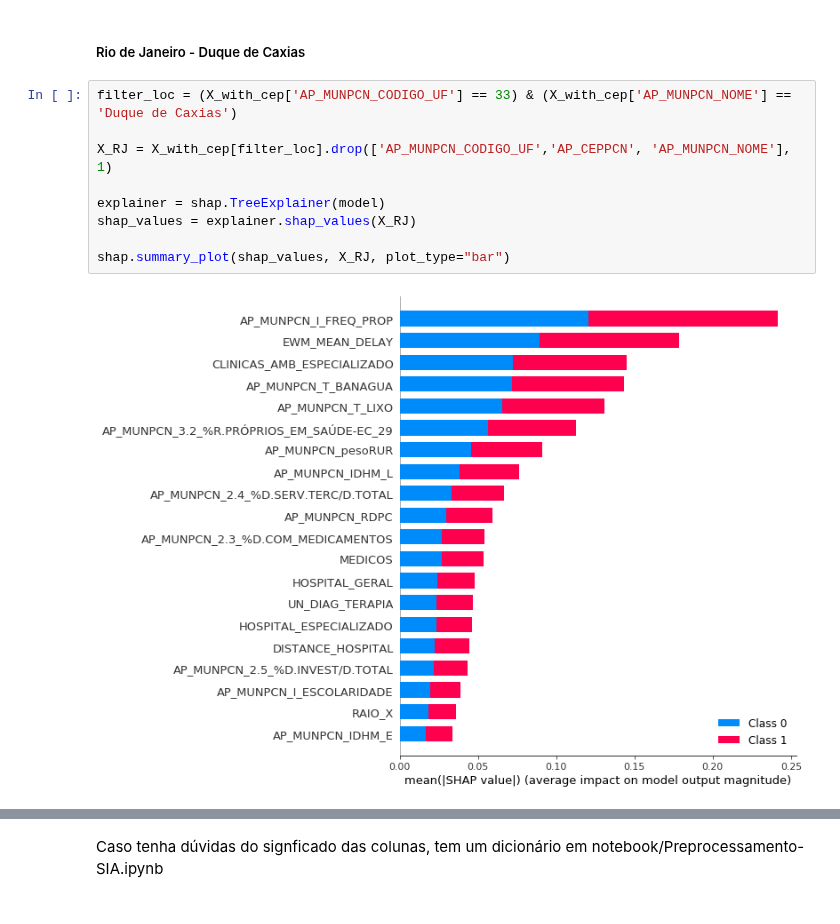
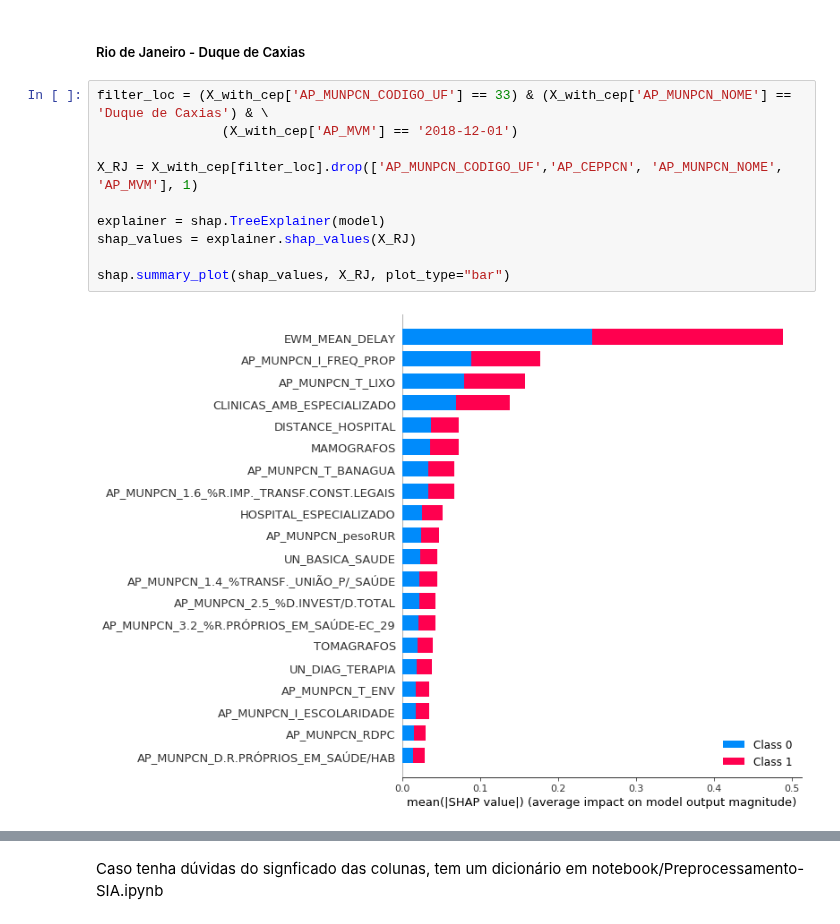
Before and after one commit to helderrezende/naliel_bcggamma, a Jupyter notebook: naliel/notebooks/Modelo-Linfoma.ipynb, the cells around one changed output, grey strips where cells are left out. Saved outputs shown, nothing was run; the diff lists cells and outputs as text.

```diff
--- a/naliel/notebooks/Modelo-Linfoma.ipynb
+++ b/naliel/notebooks/Modelo-Linfoma.ipynb
@@ -228,13 +218,14 @@ Caso tenha dúvidas do signficado das colunas, tem um dicionário em notebook/Pr
 # %% [markdown]
 ##### Rio de Janeiro - Duque de Caxias
 # %%
-filter_loc = (X_with_cep['AP_MUNPCN_CODIGO_UF'] == 33) & (X_with_cep['AP_MUNPCN_NOME'] == 'Duque de Caxias')
+filter_loc = (X_with_cep['AP_MUNPCN_CODIGO_UF'] == 33) & (X_with_cep['AP_MUNPCN_NOME'] == 'Duque de Caxias') & \
+                (X_with_cep['AP_MVM'] == '2018-12-01')
 
-X_RJ = X_with_cep[filter_loc].drop(['AP_MUNPCN_CODIGO_UF','AP_CEPPCN', 'AP_MUNPCN_NOME'], 1)
+X_RJ = X_with_cep[filter_loc].drop(['AP_MUNPCN_CODIGO_UF','AP_CEPPCN', 'AP_MUNPCN_NOME', 'AP_MVM'], 1)
 
 explainer = shap.TreeExplainer(model)
 shap_values = explainer.shap_values(X_RJ)
 
 shap.summary_plot(shap_values, X_RJ, plot_type="bar")
 # %% [output]
-[figure, old version]
+[figure, new version]
```
Also changed, not shown: parts of 12 cells of this notebook, 1 other file.
